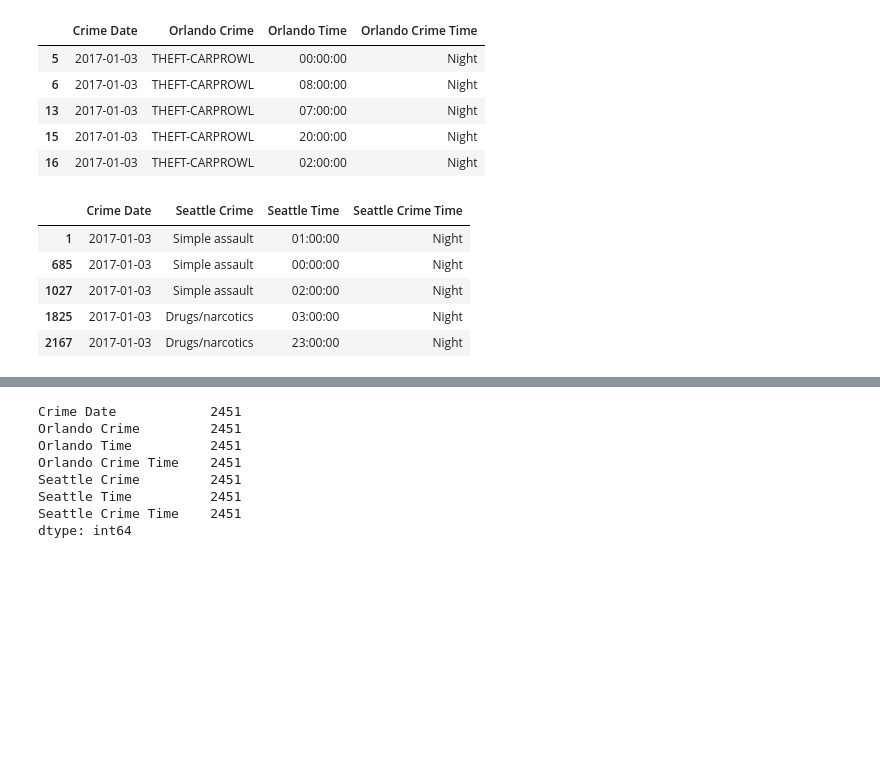
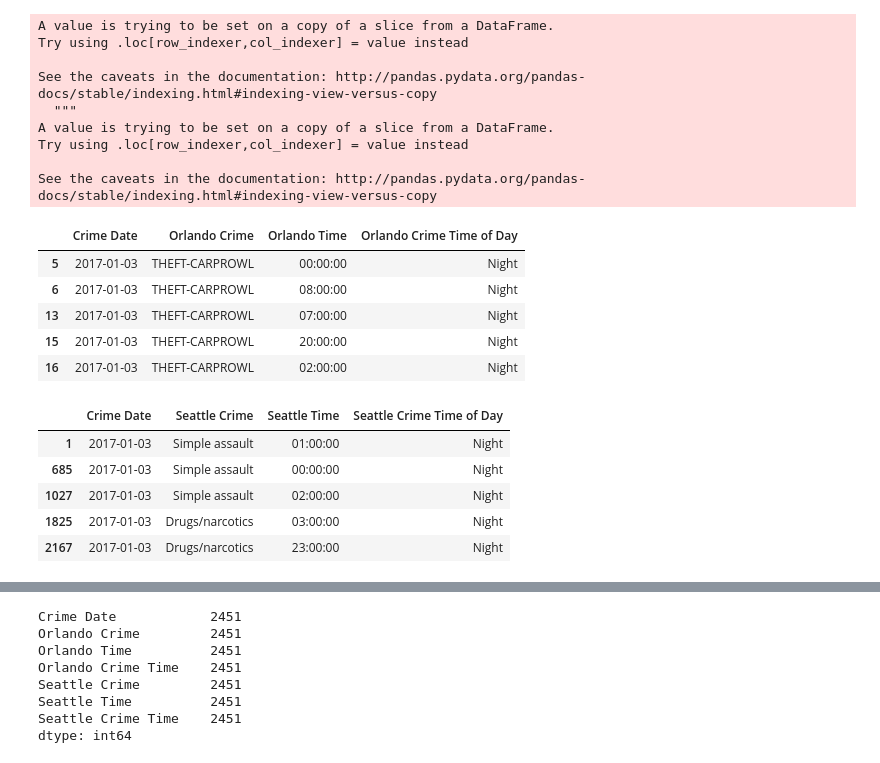
Before and after one commit to Sbrown146/ETL_Project, a Jupyter notebook: ETL template.ipynb, the cells around one changed output, grey strips where cells are left out. Saved outputs shown, nothing was run; the diff lists cells and outputs as text; code cells hidden in the pictures; blank space fills up the shorter version.

```diff
--- a/ETL template.ipynb
+++ b/ETL template.ipynb
@@ -37,7 +76,8 @@ with engine.connect() as conn:
 
 OS_df=pd.DataFrame(OS_data, columns=(  \
     'Crime Date', 'Orlando Crime', 'Orlando Time',
-    'Orlando Crime Time', 'Seattle Crime', 'Seattle Time', 'Seattle Crime Time'
+    'Orlando Crime Time of Day', 'Seattle Crime',
+    'Seattle Time', 'Seattle Crime Time of Day'
                                     )
                   )
 
@@ -56,20 +96,29 @@ dtype: int64
 # %%
 # Separates the dataset
 
-Orlando_df=OS_df[["Crime Date", "Orlando Crime", "Orlando Time", "Orlando Crime Time"]]
+Orlando_df=OS_df[["Crime Date", "Orlando Crime", "Orlando Time", "Orlando Crime Time of Day"]]
 Orlando_df=Orlando_df.drop_duplicates()
-Seattle_df=OS_df[["Crime Date", "Seattle Crime", "Seattle Time", "Seattle Crime Time"]]
+Seattle_df=OS_df[["Crime Date", "Seattle Crime", "Seattle Time", "Seattle Crime Time of Day"]]
 Seattle_df=Seattle_df.drop_duplicates()
 # %%
 # DF for night crime in Orlando
 # Cleaned up the Orlando Time format.
 
-Orlando_df=Orlando_df.loc[Orlando_df["Orlando Crime Time"]=="Night",:]
+Orlando_df=Orlando_df.loc[Orlando_df["Orlando Crime Time of Day"]=="Night",:]
 Orlando_df["Orlando Time"]=pd.to_datetime(Orlando_df["Orlando Time"], unit='h')
 Orlando_df["Orlando Time"]=pd.to_datetime(Orlando_df["Orlando Time"],format='%H:%M:%S').dt.time
 Orlando_df.head()
 # %% [output]
+A value is trying to be set on a copy of a slice from a DataFrame.
+Try using .loc[row_indexer,col_indexer] = value instead
+
+See the caveats in the documentation: http://pandas.pydata.org/pandas-docs/stable/indexing.html#indexing-view-versus-copy
+  """
+A value is trying to be set on a copy of a slice from a DataFrame.
+Try using .loc[row_indexer,col_indexer] = value instead
+
+See the caveats in the documentation: http://pandas.pydata.org/pandas-docs/stable/indexing.html#indexing-view-versus-copy
-|  | Crime Date | Orlando Crime | Orlando Time | Orlando Crime Time |
+|  | Crime Date | Orlando Crime | Orlando Time | Orlando Crime Time of Day |
 | 5 | 2017-01-03 | THEFT-CARPROWL | 00:00:00 | Night |
 | 6 | 2017-01-03 | THEFT-CARPROWL | 08:00:00 | Night |
 | 13 | 2017-01-03 | THEFT-CARPROWL | 07:00:00 | Night |
@@ -79,12 +128,12 @@ Orlando_df.head()
 # DF for night crime in Seattle
 # Cleaned up the Seattle Time format.
 
-Seattle_df=Seattle_df.loc[Seattle_df["Seattle Crime Time"]=="Night",:]
+Seattle_df=Seattle_df.loc[Seattle_df["Seattle Crime Time of Day"]=="Night",:]
 Seattle_df["Seattle Time"]=pd.to_datetime(Seattle_df["Seattle Time"], unit='h')
 Seattle_df["Seattle Time"]=pd.to_datetime(Seattle_df["Seattle Time"],format='%H:%M:%S').dt.time
 Seattle_df.head()
 # %% [output]
-|  | Crime Date | Seattle Crime | Seattle Time | Seattle Crime Time |
+|  | Crime Date | Seattle Crime | Seattle Time | Seattle Crime Time of Day |
 | 1 | 2017-01-03 | Simple assault | 01:00:00 | Night |
 | 685 | 2017-01-03 | Simple assault | 00:00:00 | Night |
 | 1027 | 2017-01-03 | Simple assault | 02:00:00 | Night |
```
Also changed, not shown: parts of 6 cells of this notebook.
